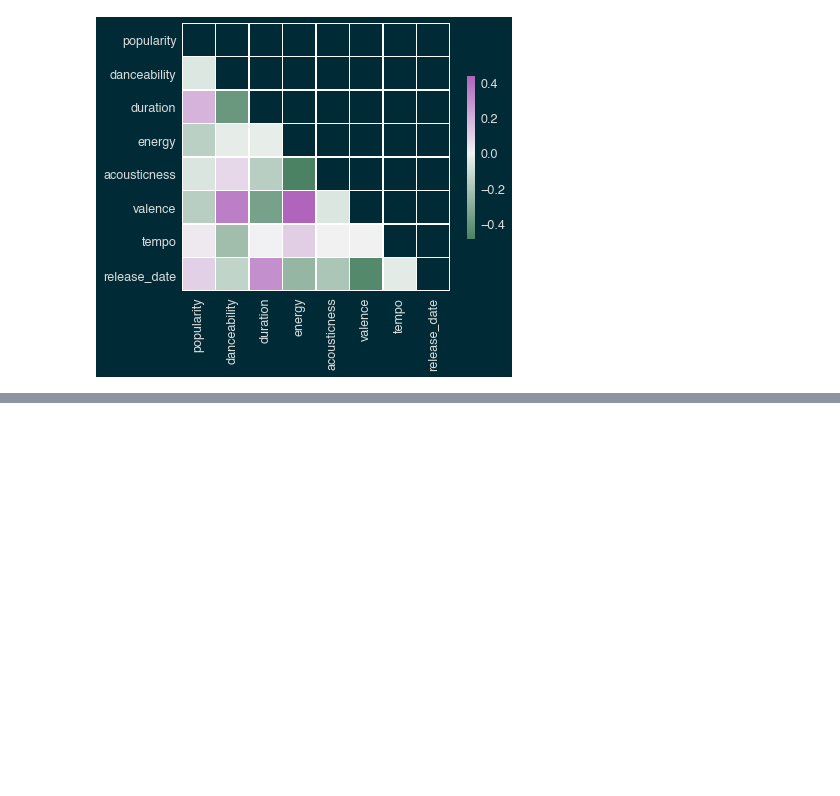
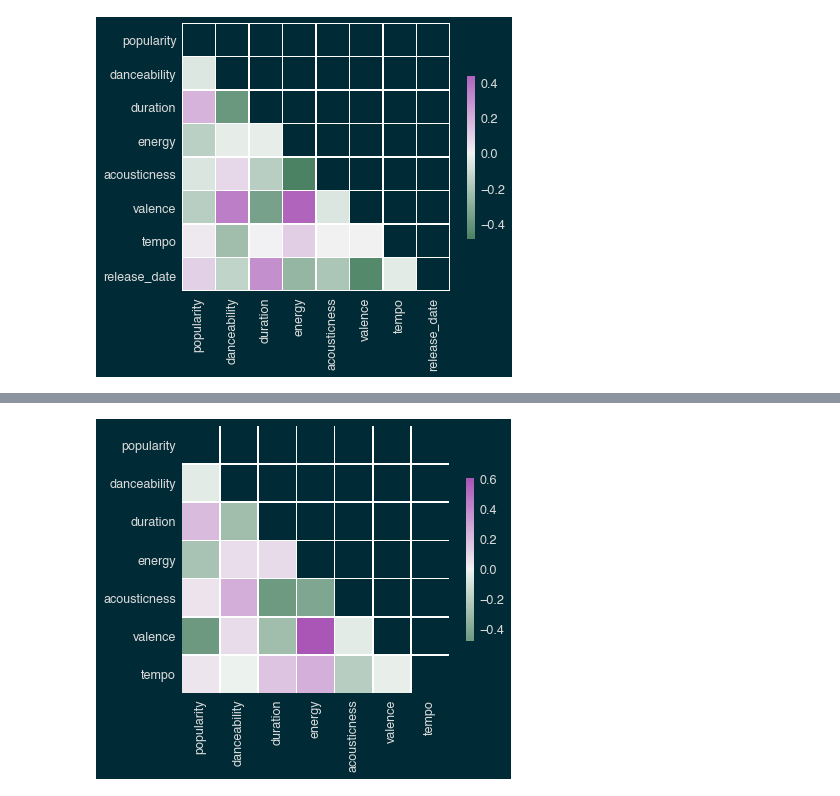
Before and after one commit to parallel-parker/beatles_analysis, a Jupyter notebook: Capstone/Notebooks/Capstone_clean_up_and_EDA.ipynb, the cells around one changed output, grey strips where cells are left out. Saved outputs shown, nothing was run; the diff lists cells and outputs as text; code cells hidden in the pictures; blank space fills up the shorter version.

```diff
--- a/Capstone/Notebooks/Capstone_clean_up_and_EDA.ipynb
+++ b/Capstone/Notebooks/Capstone_clean_up_and_EDA.ipynb
@@ -381,0 +400,17 @@ sns.heatmap(corr, cmap=cmap, mask = mask, center=0,
+# %%
+beatles_top = beatles_final.sort_values(['popularity'], ascending=False).head(25)
+# %%
+beatles_top = beatles_top[['popularity','danceability','duration','energy','acousticness','valence','tempo']]
+# %%
+fig, ax = plt.subplots(figsize=(6, 6))
+
+corr = beatles_top.corr()
+cmap = sns.diverging_palette(145, 300, s=60, as_cmap=True)
+
+mask = np.zeros_like(corr, dtype=np.bool)
+mask[np.triu_indices_from(mask)] = True
+
+sns.heatmap(corr, cmap=cmap, mask = mask, center=0,
+            square=True, linewidths=.5, cbar_kws={"shrink": .5});
+# %% [output]
+[figure, added]
```
Also changed, not shown: parts of 6 cells of this notebook, 7 other files.
